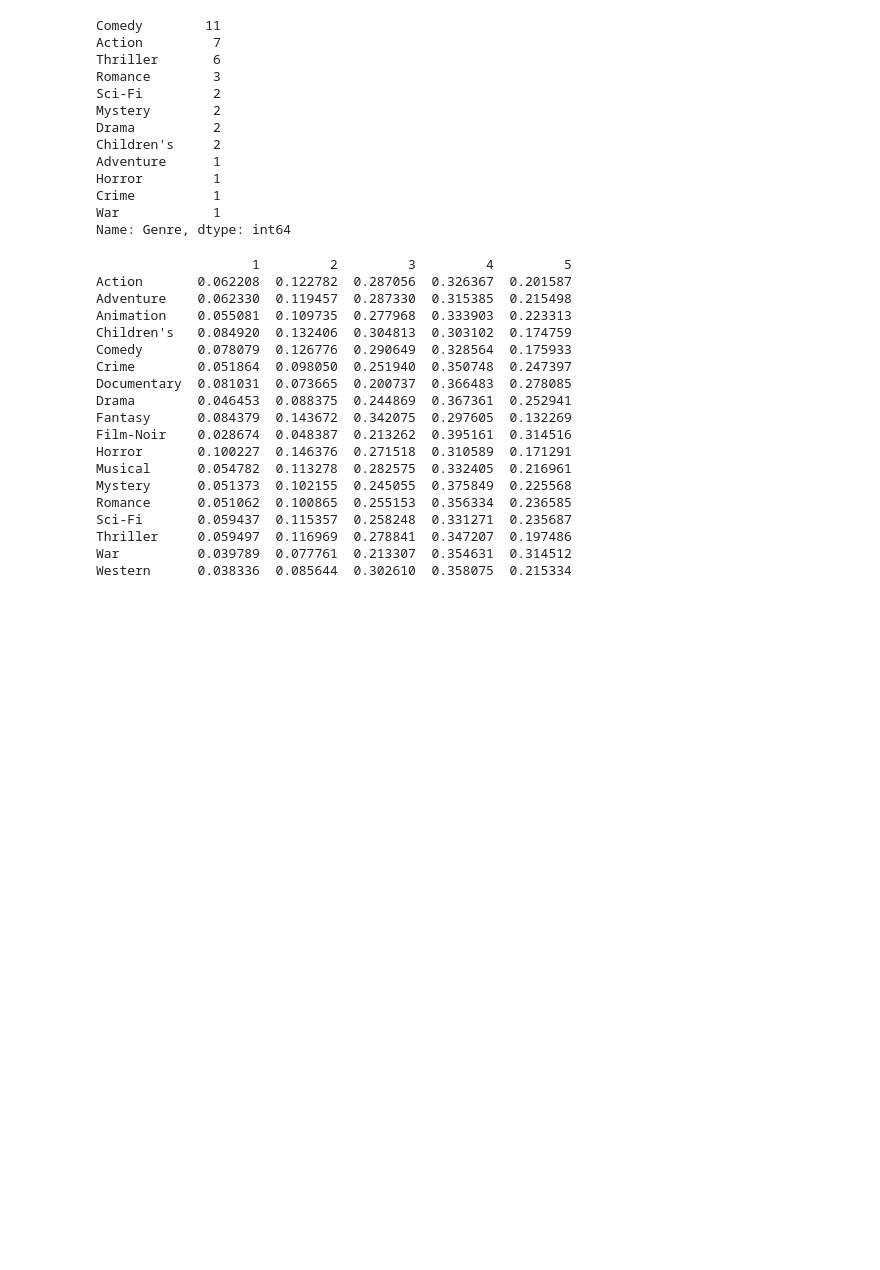
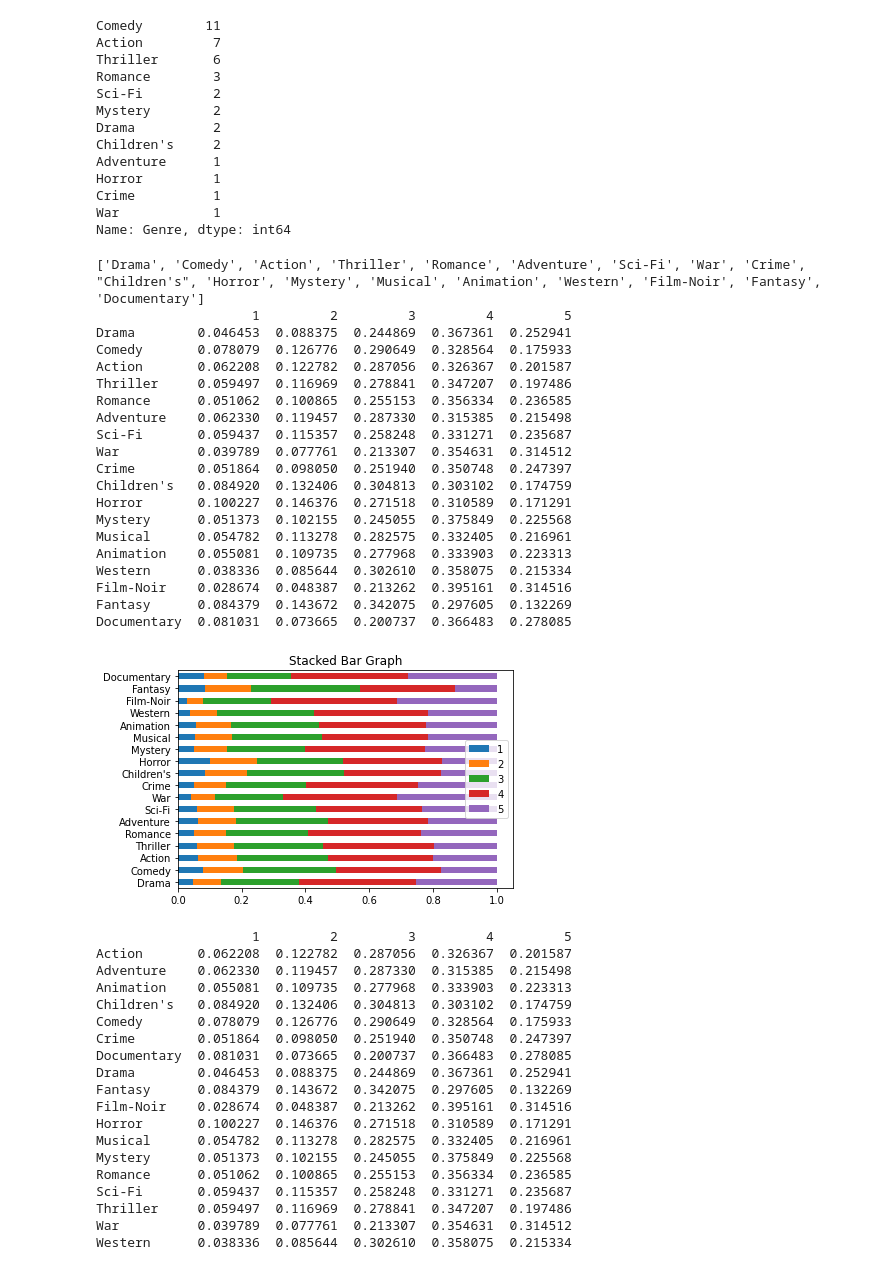
Before and after one commit to estebanhernandezr/Entregas-Semanales, a Jupyter notebook: SantiagoEsteban_AlvarezHernandez_ML_3.ipynb, the cells around one changed output. Cells and saved outputs as stored; diff of their text form; code cells hidden in the pictures; blank space fills up the shorter version.

```diff
--- a/SantiagoEsteban_AlvarezHernandez_ML_3.ipynb
+++ b/SantiagoEsteban_AlvarezHernandez_ML_3.ipynb
@@ -438,6 +438,49 @@ Horror         1
 Crime          1
 War            1
 Name: Genre, dtype: int64
+# %%
+def plot_stackedbar_chart(dataframe, col1, col2):
+    frames = []
+    for i in pd.DataFrame(dataframe[col1].value_counts()).index.values.tolist():
+        row = pd.DataFrame(dataframe.loc[dataframe[col1] == i][col2].value_counts()).T
+        frames.append(row)
+
+    df = pd.concat(frames)
+    print(pd.DataFrame(dataframe[col1].value_counts()).index.values.tolist())
+    df = df.set_index([pd.DataFrame(dataframe[col1].value_counts()).index.values.tolist()])
+    df = df.div(df.sum(axis=1), axis=0)
+
+    print(df)
+
+    df.plot(
+        kind = 'barh',
+        stacked = True,
+        title = 'Stacked Bar Graph',
+        mark_right = True)
+# %%
+plot_stackedbar_chart(relation_table2, 'Genre', 'Ratings')
+# %% [output]
+['Drama', 'Comedy', 'Action', 'Thriller', 'Romance', 'Adventure', 'Sci-Fi', 'War', 'Crime', "Children's", 'Horror', 'Mystery', 'Musical', 'Animation', 'Western', 'Film-Noir', 'Fantasy', 'Documentary']
+                    1         2         3         4         5
+Drama        0.046453  0.088375  0.244869  0.367361  0.252941
+Comedy       0.078079  0.126776  0.290649  0.328564  0.175933
+Action       0.062208  0.122782  0.287056  0.326367  0.201587
+Thriller     0.059497  0.116969  0.278841  0.347207  0.197486
+Romance      0.051062  0.100865  0.255153  0.356334  0.236585
+Adventure    0.062330  0.119457  0.287330  0.315385  0.215498
+Sci-Fi       0.059437  0.115357  0.258248  0.331271  0.235687
+War          0.039789  0.077761  0.213307  0.354631  0.314512
+Crime        0.051864  0.098050  0.251940  0.350748  0.247397
+Children's   0.084920  0.132406  0.304813  0.303102  0.174759
+Horror       0.100227  0.146376  0.271518  0.310589  0.171291
+Mystery      0.051373  0.102155  0.245055  0.375849  0.225568
+Musical      0.054782  0.113278  0.282575  0.332405  0.216961
+Animation    0.055081  0.109735  0.277968  0.333903  0.223313
+Western      0.038336  0.085644  0.302610  0.358075  0.215334
+Film-Noir    0.028674  0.048387  0.213262  0.395161  0.314516
+Fantasy      0.084379  0.143672  0.342075  0.297605  0.132269
+Documentary  0.081031  0.073665  0.200737  0.366483  0.278085
+[figure, added]
 # %%
 row1 = pd.DataFrame(relation_table2.loc[relation_table2['Genre'] == 'Action']['Ratings'].value_counts()).T
 row2 = pd.DataFrame(relation_table2.loc[relation_table2['Genre'] == 'Adventure']['Ratings'].value_counts()).T
```
